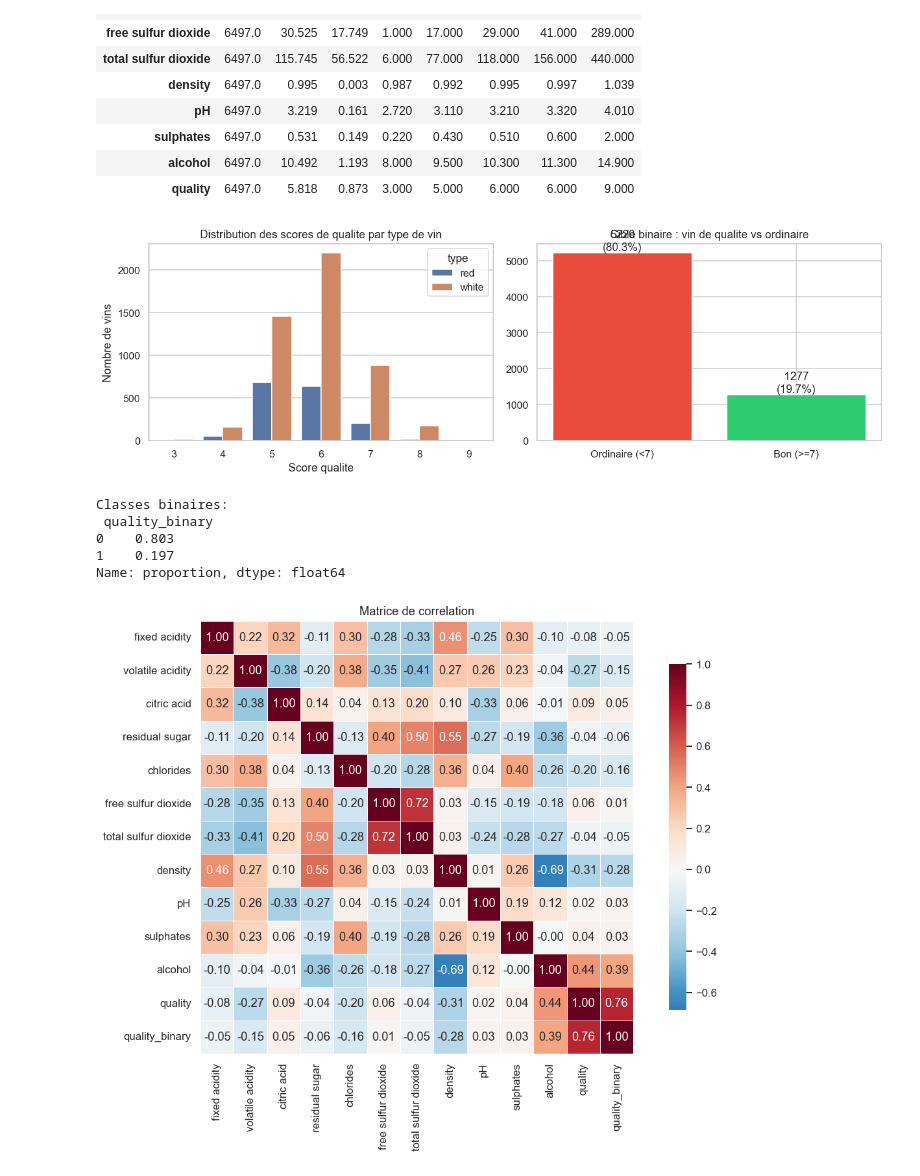
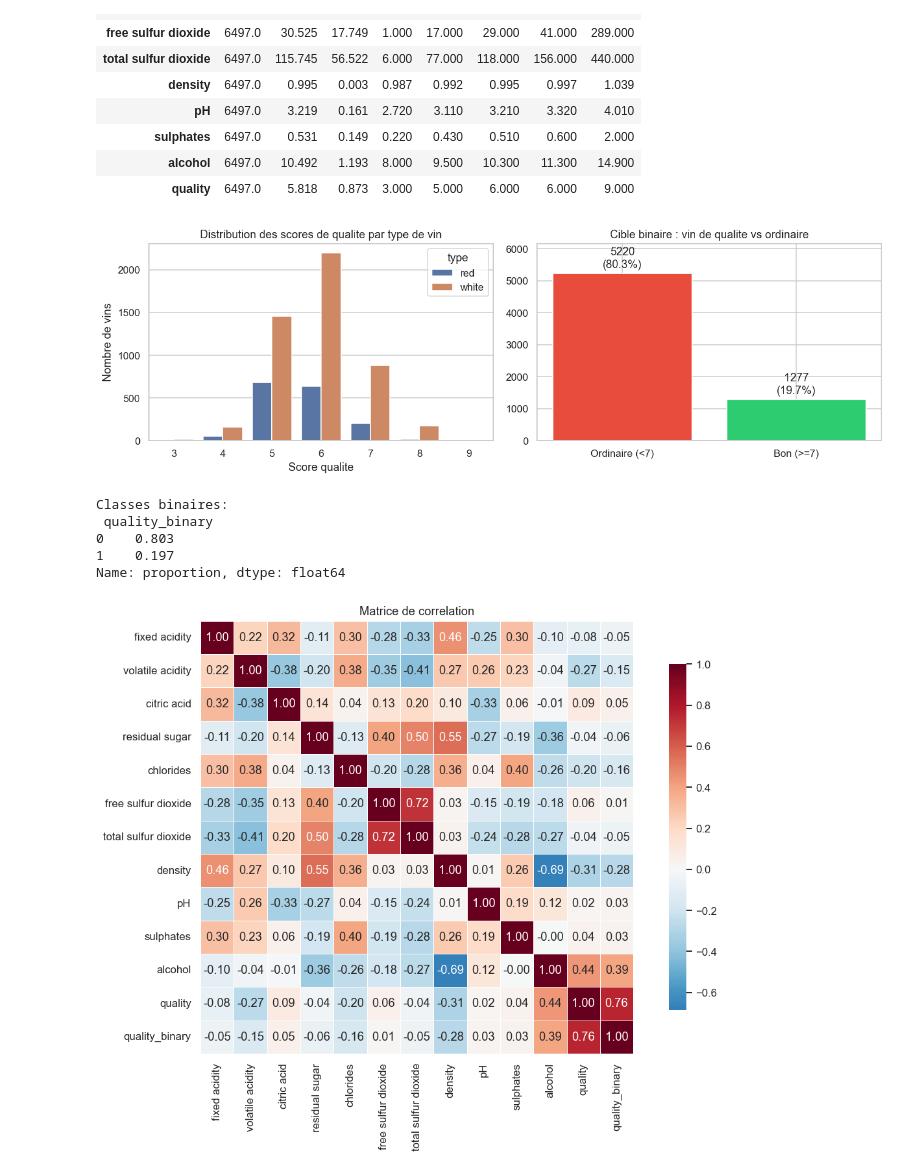
Before and after one commit to Adam-Blf/ProjetML-EFREI, a Jupyter notebook: notebook.ipynb, the cells around one changed output. Cells and saved outputs as stored; diff of their text form; code cells hidden in the pictures.

Commit message:
fix: chevauchement label/titre Figure 1 (ylim + offset)

```diff
--- a/notebook.ipynb
+++ b/notebook.ipynb
@@ -149,25 +149,26 @@ df.describe().T.round(3)
 # %%
 # Distribution de la cible brute (score 0-10)
 fig, axes = plt.subplots(1, 2, figsize=(12, 4))
 sns.countplot(data=df, x="quality", hue="type", ax=axes[0])
 axes[0].set_title("Distribution des scores de qualite par type de vin")
 axes[0].set_xlabel("Score qualite")
 axes[0].set_ylabel("Nombre de vins")
 
 # Binaire : qualite >= 7 = "bon vin"
 df["quality_binary"] = (df["quality"] >= 7).astype(int)
 counts = df["quality_binary"].value_counts().sort_index()
 axes[1].bar(["Ordinaire (<7)", "Bon (>=7)"], counts.values, color=["#e74c3c", "#2ecc71"])
 axes[1].set_title("Cible binaire : vin de qualite vs ordinaire")
+axes[1].set_ylim(0, max(counts.values) * 1.18)  # headroom pour les labels
 for i, v in enumerate(counts.values):
-    axes[1].text(i, v, f"{v}\n({v/len(df)*100:.1f}%)", ha="center", va="bottom")
+    axes[1].text(i, v + max(counts.values) * 0.02, f"{v}\n({v/len(df)*100:.1f}%)", ha="center", va="bottom")
 plt.tight_layout()
 plt.savefig(FIG_DIR / "01_target_distribution.png", bbox_inches="tight")
 plt.show()
 
 print("Classes binaires:\n", df["quality_binary"].value_counts(normalize=True).round(3))
 # %% [output]
-[figure, old version]
+[figure, new version]
 Classes binaires:
  quality_binary
 0    0.803
```
Also changed, not shown: 3 other files.
